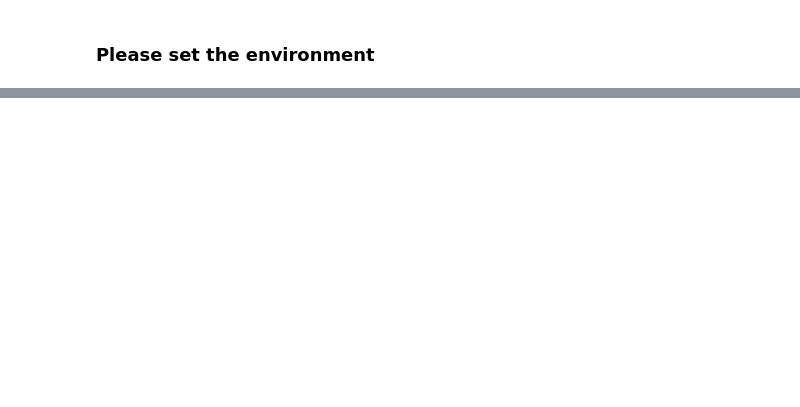
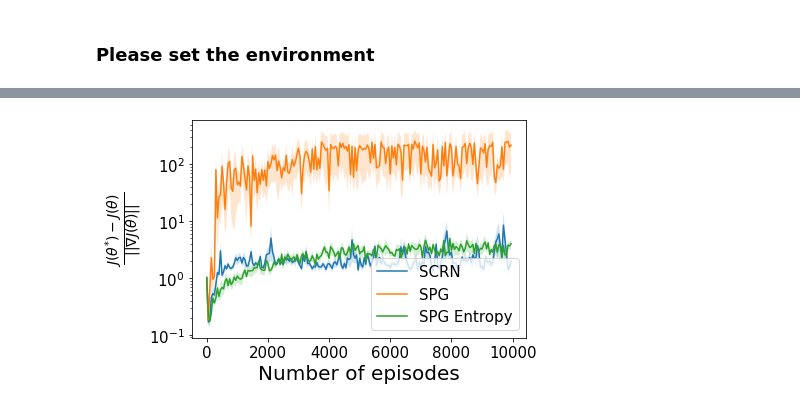
Before and after one commit to federicobetti99/Global-Convergence-in-RL, a Jupyter notebook: run.ipynb, the cells around one changed output, grey strips where cells are left out. Saved outputs shown, nothing was run; the diff lists cells and outputs as text; code cells hidden in the pictures; blank space fills up the shorter version.

Commit message:
Updated cliff figures

```diff
--- a/run.ipynb
+++ b/run.ipynb
@@ -1,7 +1,7 @@
 # %% [markdown]
 ### Please set the environment
 # %%
-environment = "cliff" # among random maze, cliff, hole or taxi
+environment = "hole" # among random maze, cliff, hole or taxi
 
 if environment == "taxi":  # select taxi environment from gym
     from taxi.training_utils import *
@@ -135,23 +126,25 @@ plt.show()
 # %%
 plt.figure()
 QOI_SCRN = average_stats["SCRN"]["taus"]
 STD_SCRN = std_stats["SCRN"]["taus"]
 QOI_SPG = average_stats["SPG"]["taus"]
 STD_SPG = std_stats["SPG"]["taus"]
 QOI_ESPG = average_stats["SPG Entropy"]["taus"]
 STD_ESPG = std_stats["SPG Entropy"]["taus"]
-plt.plot(np.arange(0, num_episodes, step=test_freq), QOI_SCRN, label="SCRN")
+plt.semilogy(np.arange(0, num_episodes, step=test_freq), QOI_SCRN, label="SCRN")
 plt.fill_between(np.arange(0, num_episodes, step=test_freq), QOI_SCRN-STD_SCRN, QOI_SCRN+STD_SCRN, alpha=0.2)
-plt.plot(np.arange(0, num_episodes, step=test_freq), QOI_SPG, label="SPG")
+plt.semilogy(np.arange(0, num_episodes, step=test_freq), QOI_SPG, label="SPG")
 plt.fill_between(np.arange(0, num_episodes, step=test_freq), QOI_SPG-STD_SPG, QOI_SPG+STD_SPG, alpha=0.2)
-plt.plot(np.arange(0, num_episodes, step=test_freq), QOI_ESPG, label="SPG Entropy")
+plt.semilogy(np.arange(0, num_episodes, step=test_freq), QOI_ESPG, label="SPG Entropy")
 plt.fill_between(np.arange(0, num_episodes, step=test_freq), QOI_ESPG-STD_ESPG, QOI_ESPG+STD_ESPG, alpha=0.2)
 plt.xticks(fontsize=15)
 plt.yticks(fontsize=15)
 plt.legend(loc="best", fontsize=15)
 plt.xlabel("Number of episodes", fontsize=20)
 plt.ylabel(r"$\frac{J(\theta^{*}) - J(\theta)}{\vert \vert \nabla J(\theta) \vert \vert}$", fontsize=20)
 plt.show()
+# %% [output]
+[figure, added]
 # %%
 plt.figure(figsize=(8, 5))
 QOI_SCRN = average_stats["SCRN"]["rewards"]
```
Also changed, not shown: parts of 7 cells of this notebook, 12 other files.
